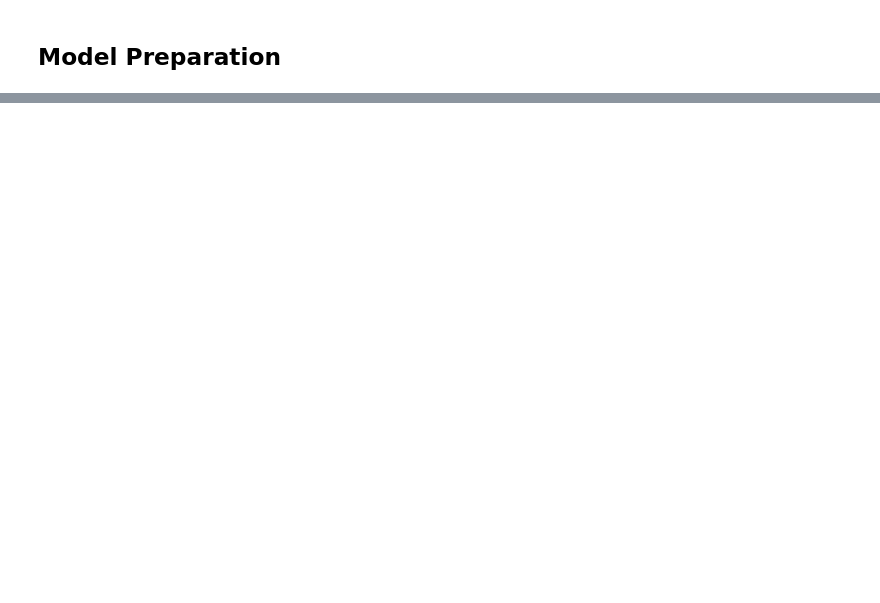
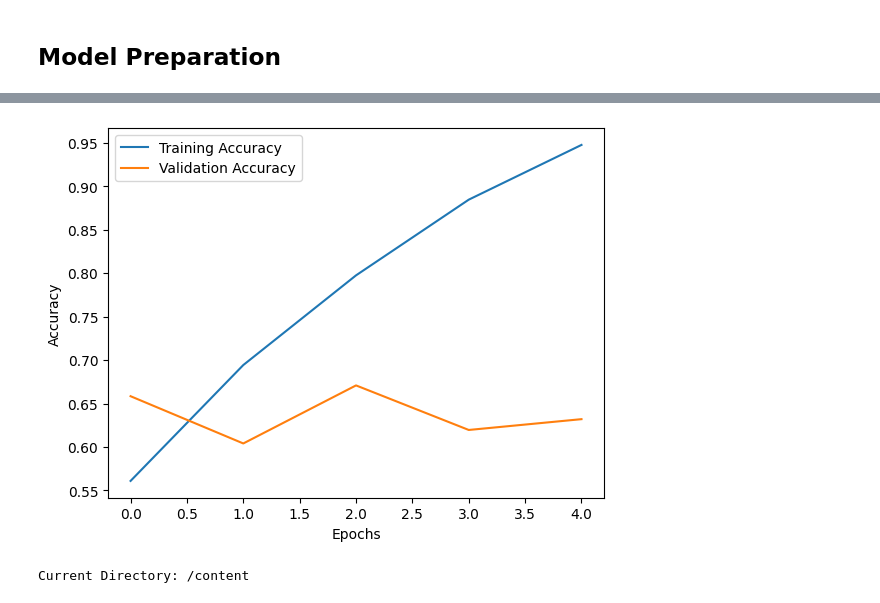
Before and after one commit to mcdunleatate/hack_a_dog, a Jupyter notebook: Hack_a_dog_baseline_key.ipynb, the cells around one changed output, grey strips where cells are left out. Drawn from its saved outputs; the diff is of its cells as text; code cells hidden in the pictures; blank space fills up the shorter version.

```diff
--- a/Hack_a_dog_baseline_key.ipynb
+++ b/Hack_a_dog_baseline_key.ipynb
@@ -94,0 +90,7 @@ for filename in os.listdir(train):
+# %%
+y_test = np.array(y_test)
+
+print(type(X_train), X_train.shape)
+print(type(y_train), y_train.shape)
+print(type(X_test), X_test.shape)
+print(type(y_test), y_test.shape)
@@ -126,0 +156,14 @@ plt.imshow(X_test[0], cmap='binary');
+# %%
+input_shape = (299, 299, 3) # If we decide to change the res we can alter the model by updating the input shape
+
+baseline_model = create_baseline_model(input_shape)
+subset_size = 1000  # for example
+
+# Randomly sample indices
+subset_indices = np.random.choice(range(len(X_train)), subset_size, replace=False)
+
+# Create subset
+X_train_subset = X_train[subset_indices]
+y_train_subset = y_train[subset_indices]
+# %%
+baseline_model.compile(optimizer='adam', loss='binary_crossentropy', metrics=['accuracy'])
@@ -126,0 +190,7 @@ plt.imshow(X_test[0], cmap='binary');
+# %%
+history = baseline_model.fit(
+    X_train, y_train,
+    validation_data=(X_test, y_test),
+    batch_size=32,
+    epochs=5
+)
@@ -126,0 +208,9 @@ plt.imshow(X_test[0], cmap='binary');
+# %%
+plt.plot(history.history['accuracy'], label='Training Accuracy')
+plt.plot(history.history['val_accuracy'], label='Validation Accuracy')
+plt.xlabel('Epochs')
+plt.ylabel('Accuracy')
+plt.legend()
+plt.savefig('/content/drive/MyDrive/hotdog-nothotdog')
+# %% [output]
+[figure, added]
@@ -126,0 +228,7 @@ plt.imshow(X_test[0], cmap='binary');
+# %%
+import os
+
+current_directory = os.getcwd()
+print("Current Directory:", current_directory)
+# %% [output]
+Current Directory: /content
```
Also changed, not shown: parts of 14 cells of this notebook.
